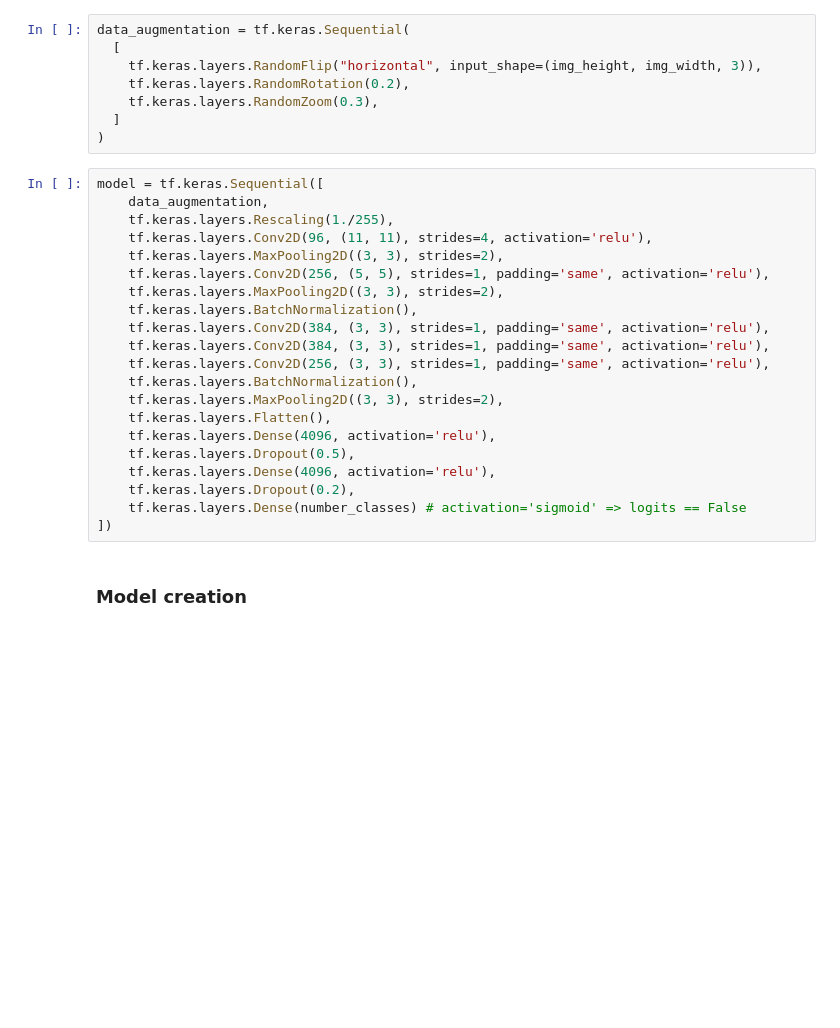
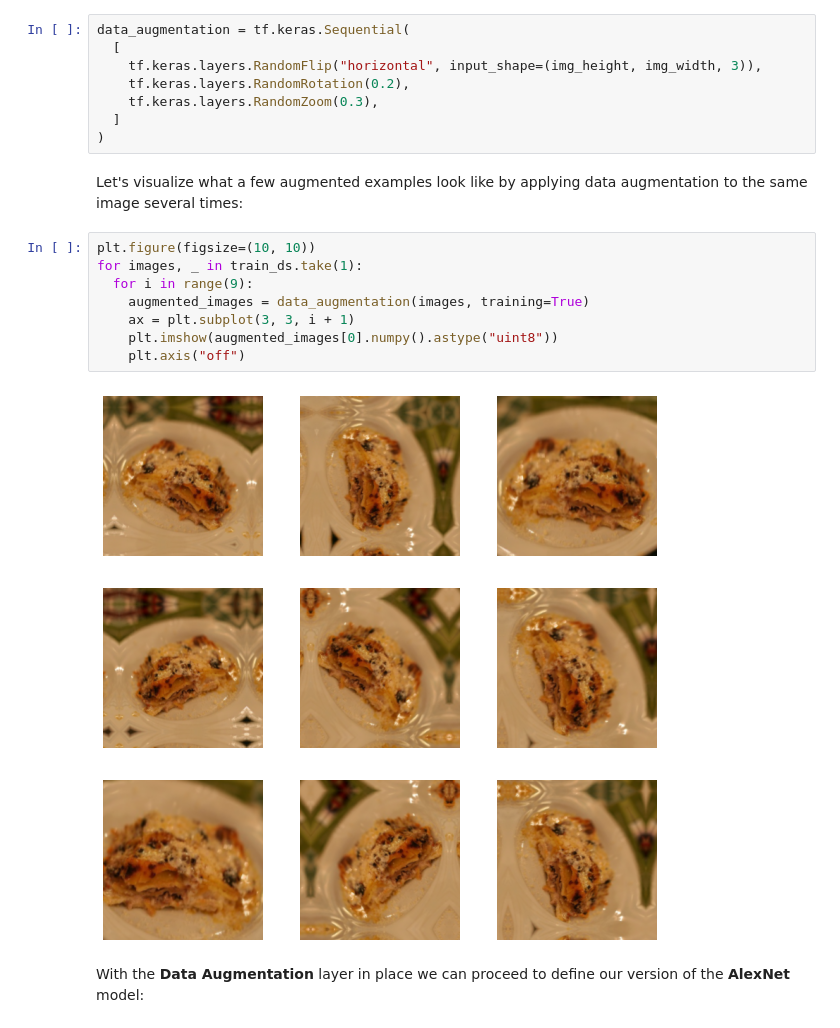
Before and after one commit to datasith/ds-experiments-image-classification, a Jupyter notebook: hotdog-not-hotdog/demo_alexnet.ipynb, the cells around one changed output. Saved outputs shown, nothing was run; the diff lists cells and outputs as text; blank space fills up the shorter version.

```diff
--- a/hotdog-not-hotdog/demo_alexnet.ipynb
+++ b/hotdog-not-hotdog/demo_alexnet.ipynb
@@ -173,26 +235,17 @@ data_augmentation = tf.keras.Sequential(
     tf.keras.layers.RandomZoom(0.3),
   ]
 )
-# %%
-model = tf.keras.Sequential([
-    data_augmentation,
-    tf.keras.layers.Rescaling(1./255),
-    tf.keras.layers.Conv2D(96, (11, 11), strides=4, activation='relu'),
-    tf.keras.layers.MaxPooling2D((3, 3), strides=2),
-    tf.keras.layers.Conv2D(256, (5, 5), strides=1, padding='same', activation='relu'),
-    tf.keras.layers.MaxPooling2D((3, 3), strides=2),
-    tf.keras.layers.BatchNormalization(),
-    tf.keras.layers.Conv2D(384, (3, 3), strides=1, padding='same', activation='relu'),
-    tf.keras.layers.Conv2D(384, (3, 3), strides=1, padding='same', activation='relu'),
-    tf.keras.layers.Conv2D(256, (3, 3), strides=1, padding='same', activation='relu'),
-    tf.keras.layers.BatchNormalization(),
-    tf.keras.layers.MaxPooling2D((3, 3), strides=2),
-    tf.keras.layers.Flatten(),
-    tf.keras.layers.Dense(4096, activation='relu'),
-    tf.keras.layers.Dropout(0.5),
-    tf.keras.layers.Dense(4096, activation='relu'),
-    tf.keras.layers.Dropout(0.2),
-    tf.keras.layers.Dense(number_classes) # activation='sigmoid' => logits == False
-])
-# %% [markdown]
-### Model creation
+# %% [markdown]
+Let's visualize what a few augmented examples look like by applying data augmentation to the same image several times:
+# %%
+plt.figure(figsize=(10, 10))
+for images, _ in train_ds.take(1):
+  for i in range(9):
+    augmented_images = data_augmentation(images, training=True)
+    ax = plt.subplot(3, 3, i + 1)
+    plt.imshow(augmented_images[0].numpy().astype("uint8"))
+    plt.axis("off")
+# %% [output]
+[figure, added]
+# %% [markdown]
+With the **Data Augmentation** layer in place we can proceed to define our version of the **AlexNet** model:
```
Also changed, not shown: parts of 64 cells of this notebook.
